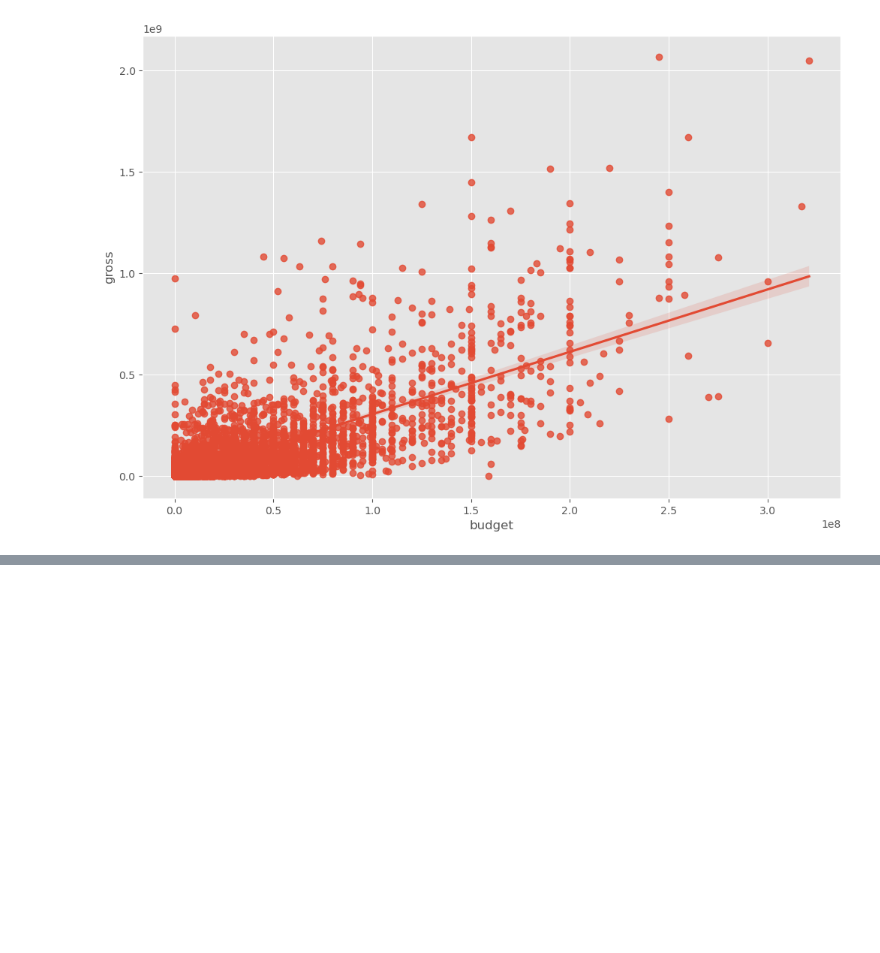
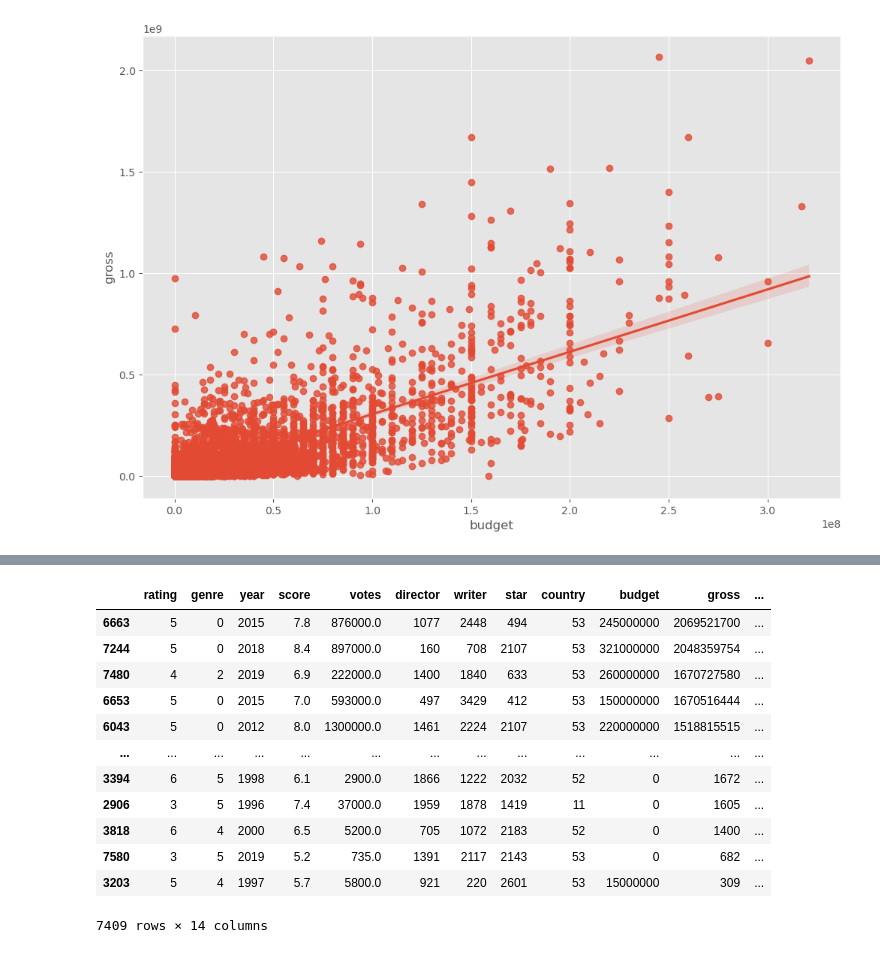
Before and after one commit to TrustyBeard/Python-Correlation, a Jupyter notebook: Python Code.ipynb, the cells around one changed output, grey strips where cells are left out. Cells and saved outputs as stored; diff of their text form; code cells hidden in the pictures; blank space fills up the shorter version.

```diff
--- a/Python Code.ipynb
+++ b/Python Code.ipynb
@@ -268,0 +328,7 @@ plt.show()
+# %%
+#Adding some cross validation doesn't seem to help to change the predictive outcome of the linear regression
+#I'm going to move on to another model. I am thinking a Gradient Boosting Regressor
+gbrdf = df
+gbrdf.drop(columns=['name', 'released'], axis=1, inplace=True)
+gbrdf.dropna(inplace=True)
+gbrdf.head()
@@ -268,0 +342,17 @@ plt.show()
+# %%
+gbrdf.isnull().sum()
+gbrdf
+# %% [output]
+|  | rating | genre | year | score | votes | director | writer | star | country | budget | gross | ... |
+| 6663 | 5 | 0 | 2015 | 7.8 | 876000.0 | 1077 | 2448 | 494 | 53 | 245000000 | 2069521700 | ... |
+| 7244 | 5 | 0 | 2018 | 8.4 | 897000.0 | 160 | 708 | 2107 | 53 | 321000000 | 2048359754 | ... |
+| 7480 | 4 | 2 | 2019 | 6.9 | 222000.0 | 1400 | 1840 | 633 | 53 | 260000000 | 1670727580 | ... |
+| 6653 | 5 | 0 | 2015 | 7.0 | 593000.0 | 497 | 3429 | 412 | 53 | 150000000 | 1670516444 | ... |
+| 6043 | 5 | 0 | 2012 | 8.0 | 1300000.0 | 1461 | 2224 | 2107 | 53 | 220000000 | 1518815515 | ... |
+| ... | ... | ... | ... | ... | ... | ... | ... | ... | ... | ... | ... | ... |
+| 3394 | 6 | 5 | 1998 | 6.1 | 2900.0 | 1866 | 1222 | 2032 | 52 | 0 | 1672 | ... |
+| 2906 | 3 | 5 | 1996 | 7.4 | 37000.0 | 1959 | 1878 | 1419 | 11 | 0 | 1605 | ... |
+| 3818 | 6 | 4 | 2000 | 6.5 | 5200.0 | 705 | 1072 | 2183 | 52 | 0 | 1400 | ... |
+| 7580 | 3 | 5 | 2019 | 5.2 | 735.0 | 1391 | 2117 | 2143 | 53 | 0 | 682 | ... |
+| 3203 | 5 | 4 | 1997 | 5.7 | 5800.0 | 921 | 220 | 2601 | 53 | 15000000 | 309 | ... |
+7409 rows × 14 columns
```
Also changed, not shown: parts of 39 cells of this notebook.
